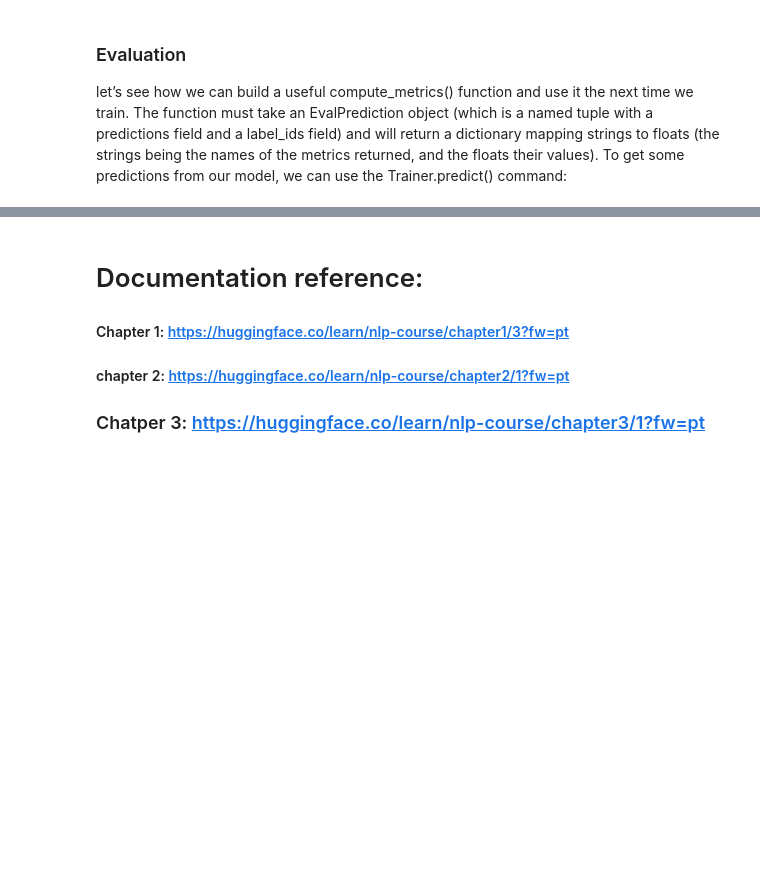
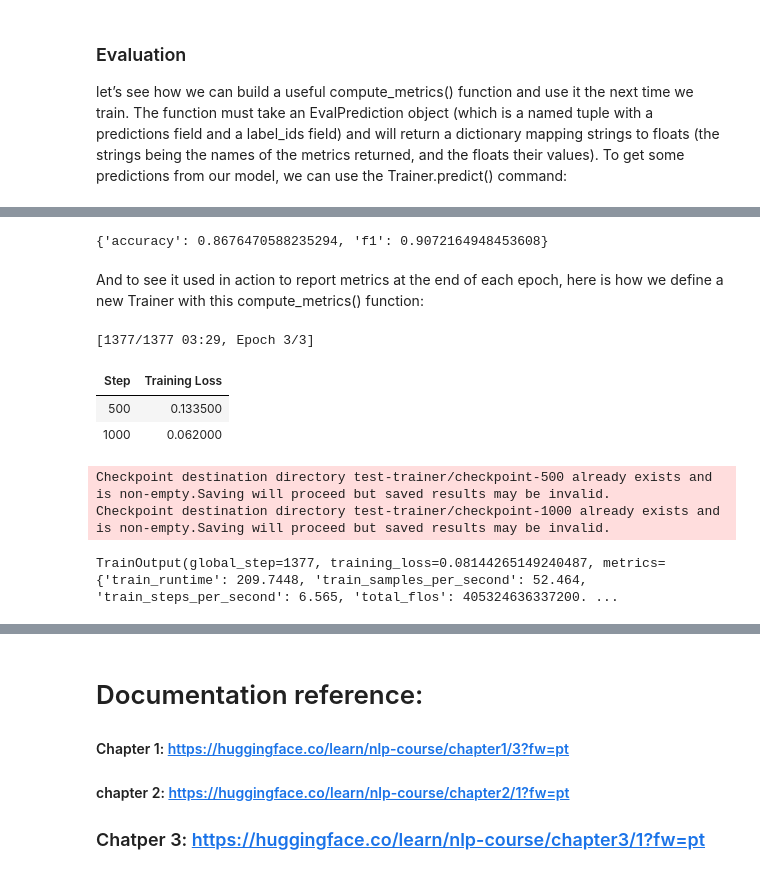
Before and after one commit to anthony95macias/NLP_HF_2, a Jupyter notebook: HF_NLP_DOCS.ipynb, the cells around one changed output, grey strips where cells are left out. Cells and saved outputs as stored; diff of their text form; code cells hidden in the pictures; blank space fills up the shorter version.

```diff
--- a/HF_NLP_DOCS.ipynb
+++ b/HF_NLP_DOCS.ipynb
@@ -860,0 +896,38 @@ print(predictions.predictions.shape, predictions.label_ids.shape)
+# %%
+
+import evaluate
+
+metric = evaluate.load("glue", "mrpc")
+metric.compute(predictions=preds, references=predictions.label_ids)
+# %% [output]
+{'accuracy': 0.8676470588235294, 'f1': 0.9072164948453608}
+# %%
+#Another way of writing it
+
+def compute_metrics(eval_preds):
+  metrics = evaluate.load("glue","mrpc")
+  logits,labels = eval_preds
+  predictions = np,argmax(logits, axis=-1)
+  return metrics.compute(predictions=predictions,references= labels)
+# %% [markdown]
+And to see it used in action to report metrics at the end of each epoch, here is how we define a new Trainer with this compute_metrics() function:
+# %%
+trainer = Trainer(
+    model,
+    args=training_args,
+    train_dataset=tokenized_datasets["train"],
+    eval_dataset=tokenized_datasets["validation"],
+    data_collator=data_collator,
+    tokenizer=tokenizer,
+    compute_metrics=compute_metrics,
+)
+# %%
+trainer.train()
+# %% [output]
+[1377/1377 03:29, Epoch 3/3]
+| Step | Training Loss |
+| 500 | 0.133500 |
+| 1000 | 0.062000 |
+Checkpoint destination directory test-trainer/checkpoint-500 already exists and is non-empty.Saving will proceed but saved results may be invalid.
+Checkpoint destination directory test-trainer/checkpoint-1000 already exists and is non-empty.Saving will proceed but saved results may be invalid.
+TrainOutput(global_step=1377, training_loss=0.08144265149240487, metrics={'train_runtime': 209.7448, 'train_samples_per_second': 52.464, 'train_steps_per_second': 6.565, 'total_flos': 405324636337200. ...
```
Also changed, not shown: parts of 19 cells of this notebook.
